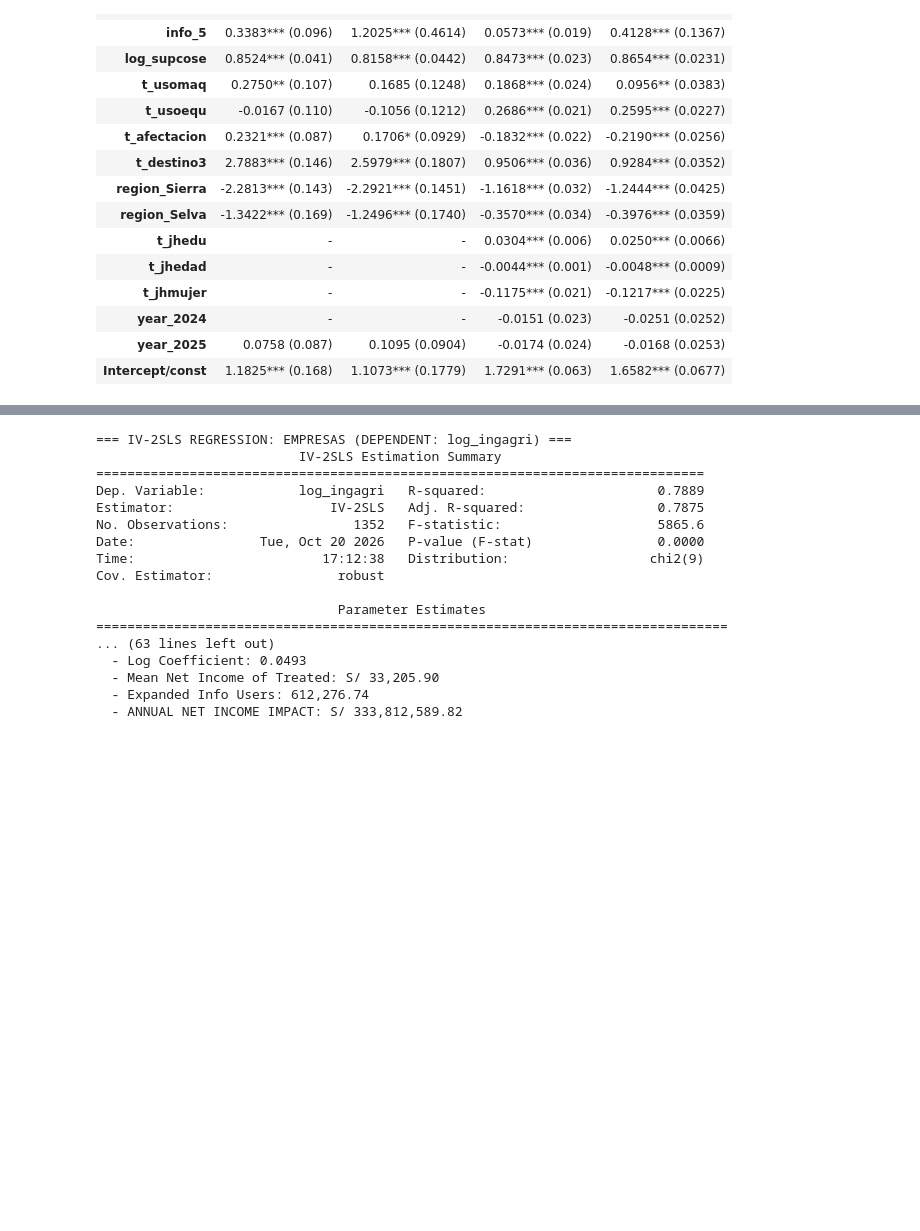
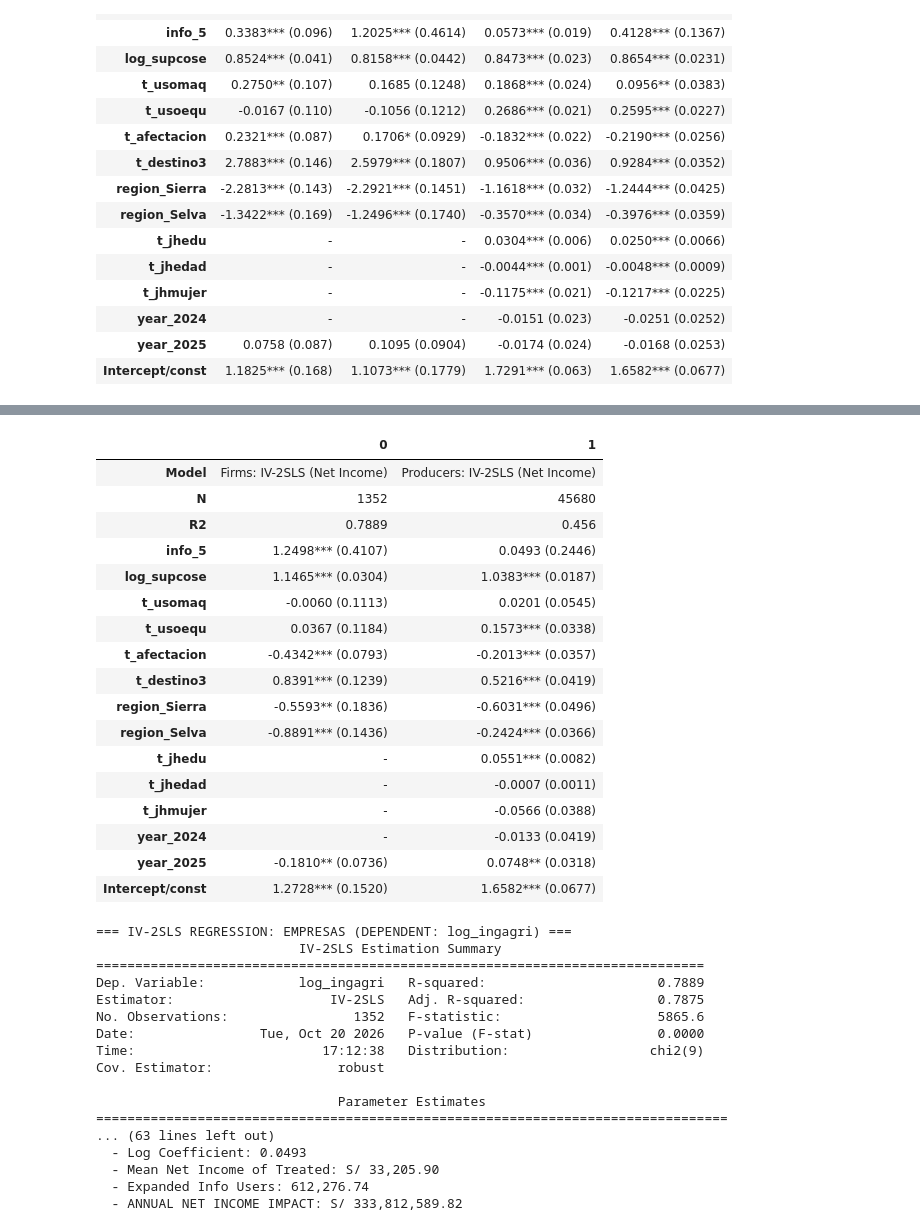
Before and after one commit to eduzegarra/grade_01, a Jupyter notebook: info_05_modelos.ipynb, the cells around one changed output, grey strips where cells are left out. Drawn from its saved outputs; the diff is of its cells as text; code cells hidden in the pictures; blank space fills up the shorter version.

```diff
--- a/info_05_modelos.ipynb
+++ b/info_05_modelos.ipynb
@@ -456,3 +458,82 @@ display(df_all_models.T)
+# %%
+import pandas as pd
+
+# Ordering variables for display
+variables_order_ing = [
+    'info_5', 'log_supcose', 't_usomaq', 't_usoequ', 't_afectacion', 't_destino3',
+    'region_Sierra', 'region_Selva', 't_jhedu', 't_jhedad', 't_jhmujer',
+    'year_2024', 'year_2025', 'Intercept/const'
+]
+
+# --- IV-2SLS EMPRESAS (Net Income) ---
+# From output in cell fwhppS9bMcm_
+iv_emp_ing_data = {
+    'Model': 'Firms: IV-2SLS (Net Income)',
+    'N': 1352,
+    'R2': 0.7889,
+    'info_5': '1.2498*** (0.4107)',
+    'log_supcose': '1.1465*** (0.0304)',
+    't_usomaq': '-0.0060 (0.1113)',
+    't_usoequ': '0.0367 (0.1184)',
+    't_afectacion': '-0.4342*** (0.0793)',
+    't_destino3': '0.8391*** (0.1239)',
+    'region_Sierra': '-0.5593** (0.1836)',
+    'region_Selva': '-0.8891*** (0.1436)',
+    't_jhedu': '-',
+    't_jhedad': '-',
+    't_jhmujer': '-',
+    'year_2024': '-',
+    'year_2025': '-0.1810** (0.0736)',
+    'Intercept/const': '1.2728*** (0.1520)'
+}
+
+# --- IV-2SLS PRODUCTORES (Net Income) ---
+# From output in cell fwhppS9bMcm_
+iv_pro_ing_data = {
+    'Model': 'Producers: IV-2SLS (Net Income)',
+    'N': 45680,
+    'R2': 0.4560,
+    'info_5': '0.0493 (0.2446)',
+    'log_supcose': '1.0383*** (0.0187)',
+    't_usomaq': '0.0201 (0.0545)',
+    't_usoequ': '0.1573*** (0.0338)',
+    't_afectacion': '-0.2013*** (0.0357)',
+    't_destino3': '0.5216*** (0.0419)',
+    'region_Sierra': '-0.6031*** (0.0496)',
+    'region_Selva': '-0.2424*** (0.0366)',
+    't_jhedu': '0.0551*** (0.0082)',
+    't_jhedad': '-0.0007 (0.0011)',
+    't_jhmujer': '-0.0566 (0.0388)',
+    'year_2024': '-0.0133 (0.0419)',
+    'year_2025': '0.0748** (0.0318)',
+    'Intercept/const': '1.6582*** (0.0677)'
+}
+
+# Combining datasets for visualization
+df_all_models_ing = pd.DataFrame([iv_emp_ing_data, iv_pro_ing_data])
+columns_ordered_ing = ['Model', 'N', 'R2'] + variables_order_ing
+df_all_models_ing = df_all_models_ing[columns_ordered_ing]
+
+display(df_all_models_ing.T)
+# %% [output]
+|  | 0 | 1 |
+| Model | Firms: IV-2SLS (Net Income) | Producers: IV-2SLS (Net Income) |
+| N | 1352 | 45680 |
+| R2 | 0.7889 | 0.456 |
+| info_5 | 1.2498*** (0.4107) | 0.0493 (0.2446) |
+| log_supcose | 1.1465*** (0.0304) | 1.0383*** (0.0187) |
+| t_usomaq | -0.0060 (0.1113) | 0.0201 (0.0545) |
+| t_usoequ | 0.0367 (0.1184) | 0.1573*** (0.0338) |
+| t_afectacion | -0.4342*** (0.0793) | -0.2013*** (0.0357) |
+| t_destino3 | 0.8391*** (0.1239) | 0.5216*** (0.0419) |
+| region_Sierra | -0.5593** (0.1836) | -0.6031*** (0.0496) |
+| region_Selva | -0.8891*** (0.1436) | -0.2424*** (0.0366) |
+| t_jhedu | - | 0.0551*** (0.0082) |
+| t_jhedad | - | -0.0007 (0.0011) |
+| t_jhmujer | - | -0.0566 (0.0388) |
+| year_2024 | - | -0.0133 (0.0419) |
+| year_2025 | -0.1810** (0.0736) | 0.0748** (0.0318) |
+| Intercept/const | 1.2728*** (0.1520) | 1.6582*** (0.0677) |
 # %%
 import pandas as pd
 import numpy as np
```
Also changed, not shown: parts of 2 cells of this notebook.
